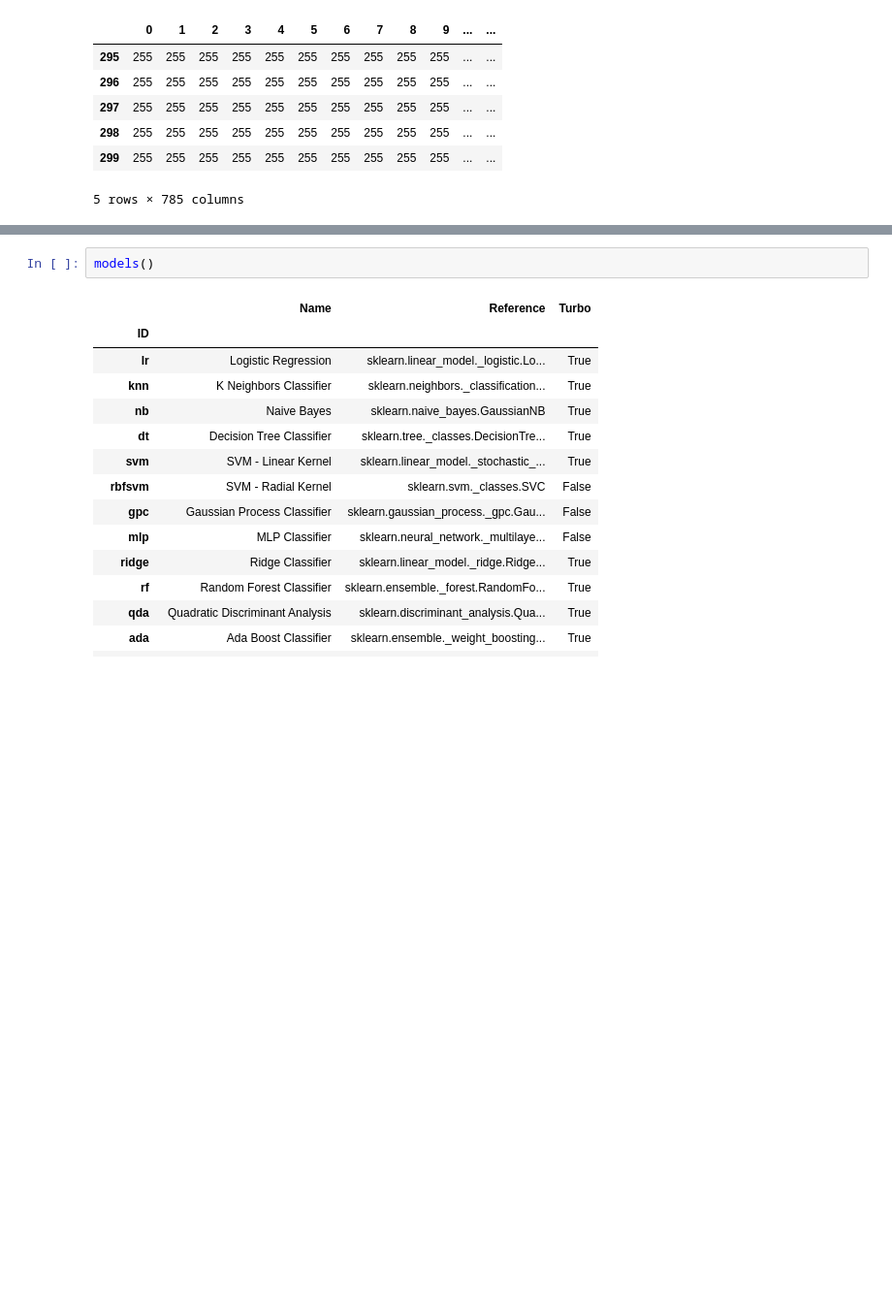
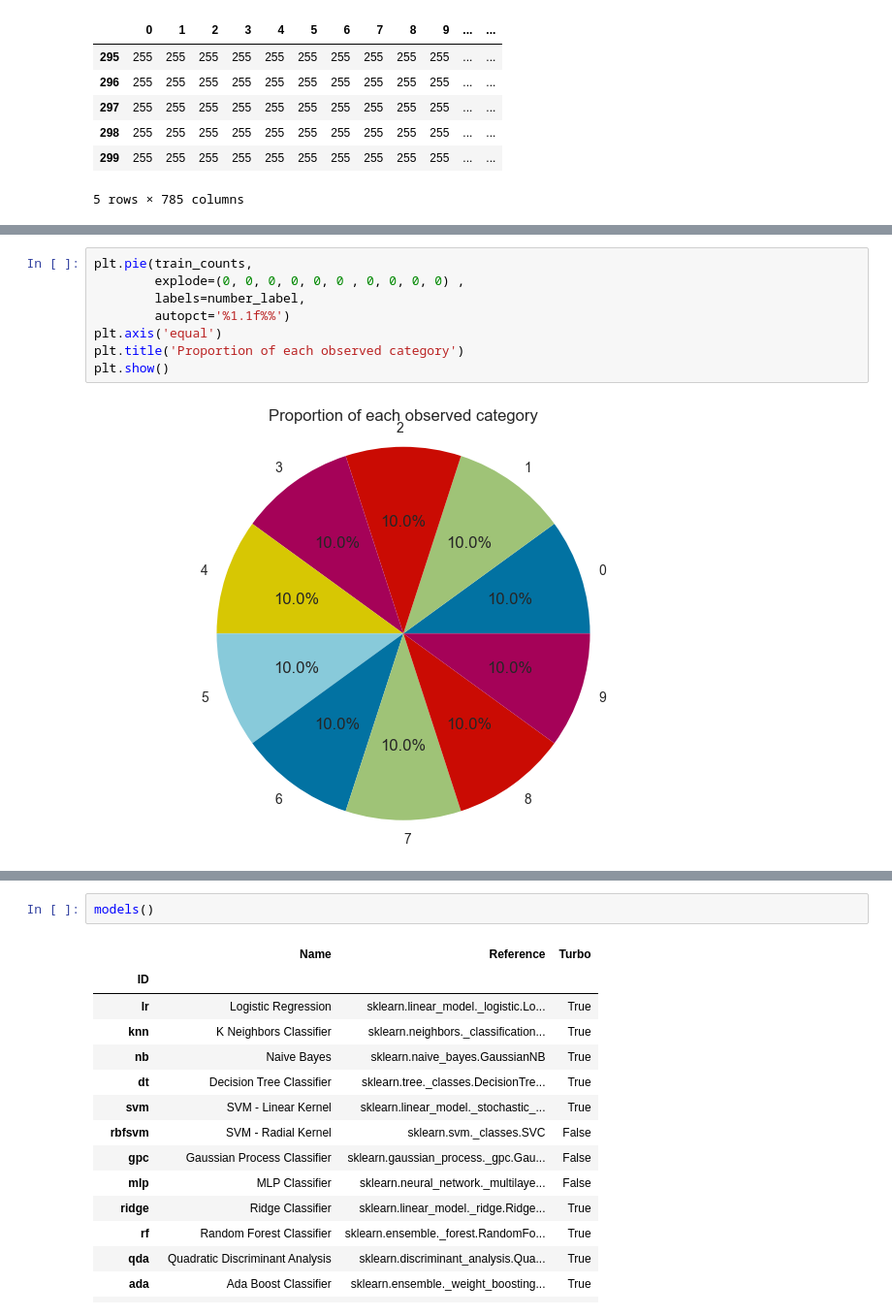
Before and after one commit to Akkito64/Classicfication_thainumber, a Jupyter notebook: Classification_with_pycaret.ipynb, the cells around one changed output, grey strips where cells are left out. Shown: that part at 97% size. Saved outputs shown, nothing was run; the diff lists cells and outputs as text; blank space fills up the shorter version.

```diff
--- a/Classification_with_pycaret.ipynb
+++ b/Classification_with_pycaret.ipynb
@@ -174 +192,11 @@ from pycaret.classification import *
+# %%
+plt.pie(train_counts,
+        explode=(0, 0, 0, 0, 0, 0 , 0, 0, 0, 0) ,
+        labels=number_label,
+        autopct='%1.1f%%')
+plt.axis('equal')
+plt.title('Proportion of each observed category')
+plt.show()
+# %% [output]
+[figure, added]
 # %%
```
Also changed, not shown: parts of 21 cells of this notebook, 3 other files.
